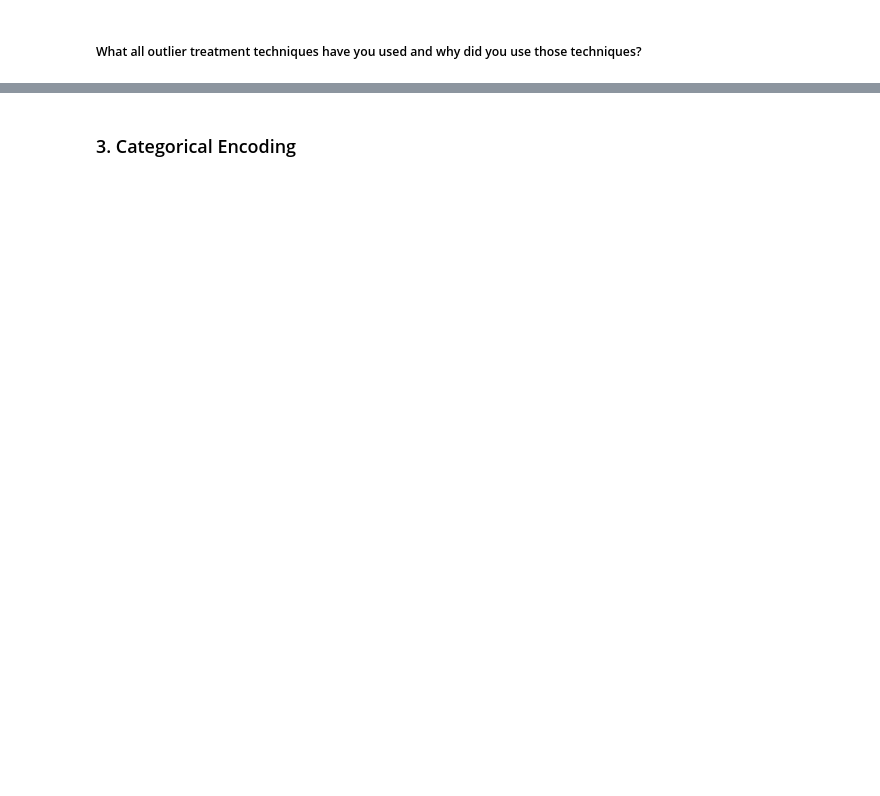
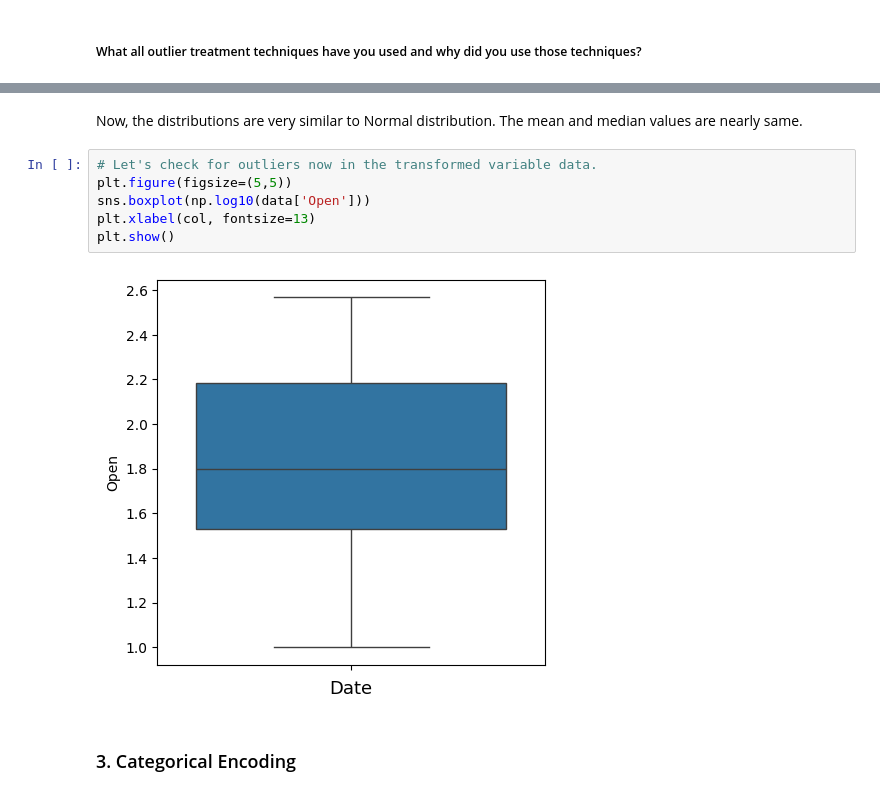
Before and after one commit to sanjaypatil91/Regression-Yes-Bank-Stock-Closing-Price-Prediction, a Jupyter notebook: Regression_Yes_Bank_Stock_Closing_Price_Prediction.ipynb, the cells around one changed output, grey strips where cells are left out. Cells and saved outputs as stored; diff of their text form; blank space fills up the shorter version.

```diff
--- a/Regression_Yes_Bank_Stock_Closing_Price_Prediction.ipynb
+++ b/Regression_Yes_Bank_Stock_Closing_Price_Prediction.ipynb
@@ -591,3 +399,13 @@ Answer Here.
+# %% [markdown]
+Now, the distributions are very similar to Normal distribution. The mean and median values are nearly same.
+# %%
+# Let's check for outliers now in the transformed variable data.
+plt.figure(figsize=(5,5))
+sns.boxplot(np.log10(data['Open']))
+plt.xlabel(col, fontsize=13)
+plt.show()
+# %% [output]
+[figure, added]
 # %% [markdown]
 ### 3. Categorical Encoding
 # %%
```
Also changed, not shown: parts of 207 cells of this notebook.
